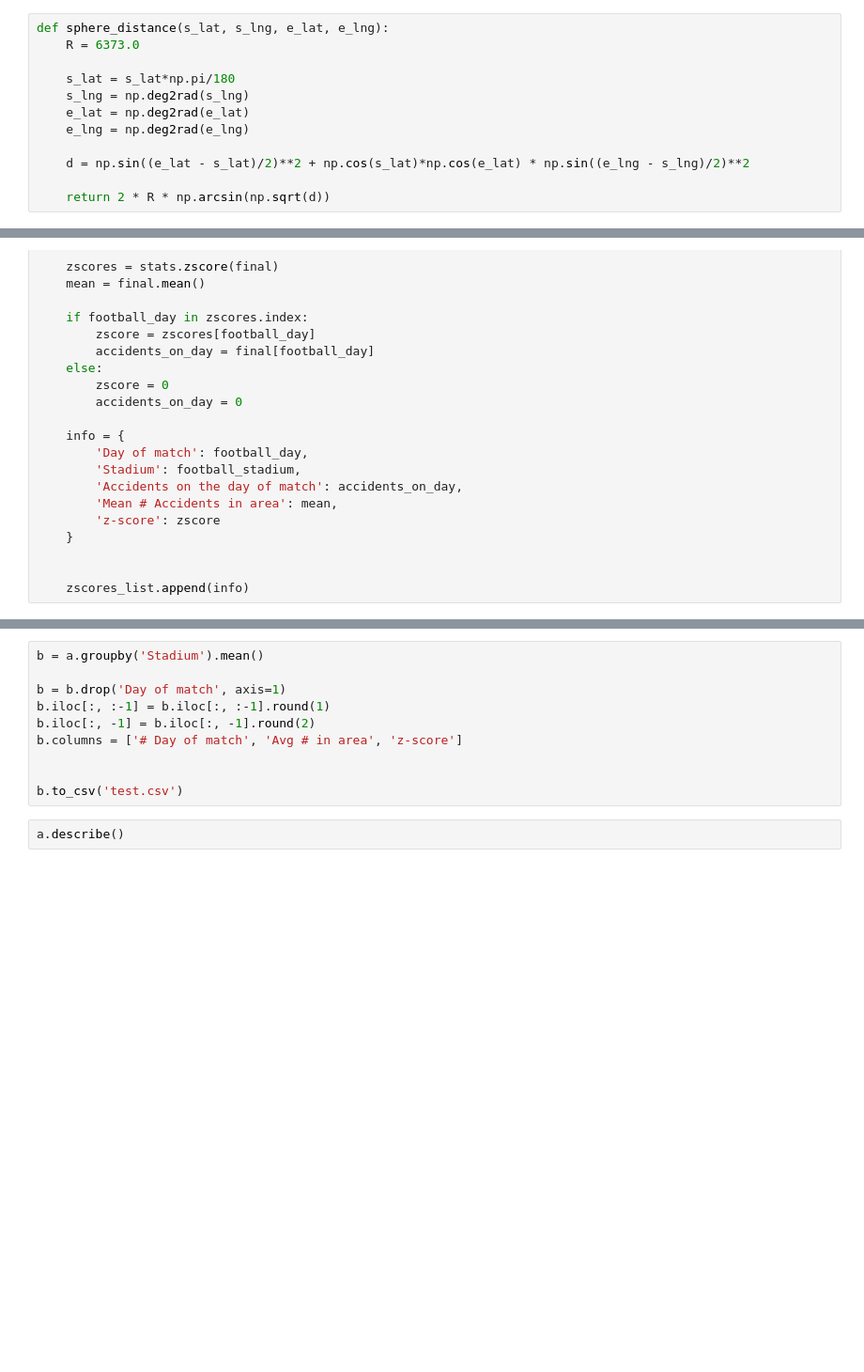
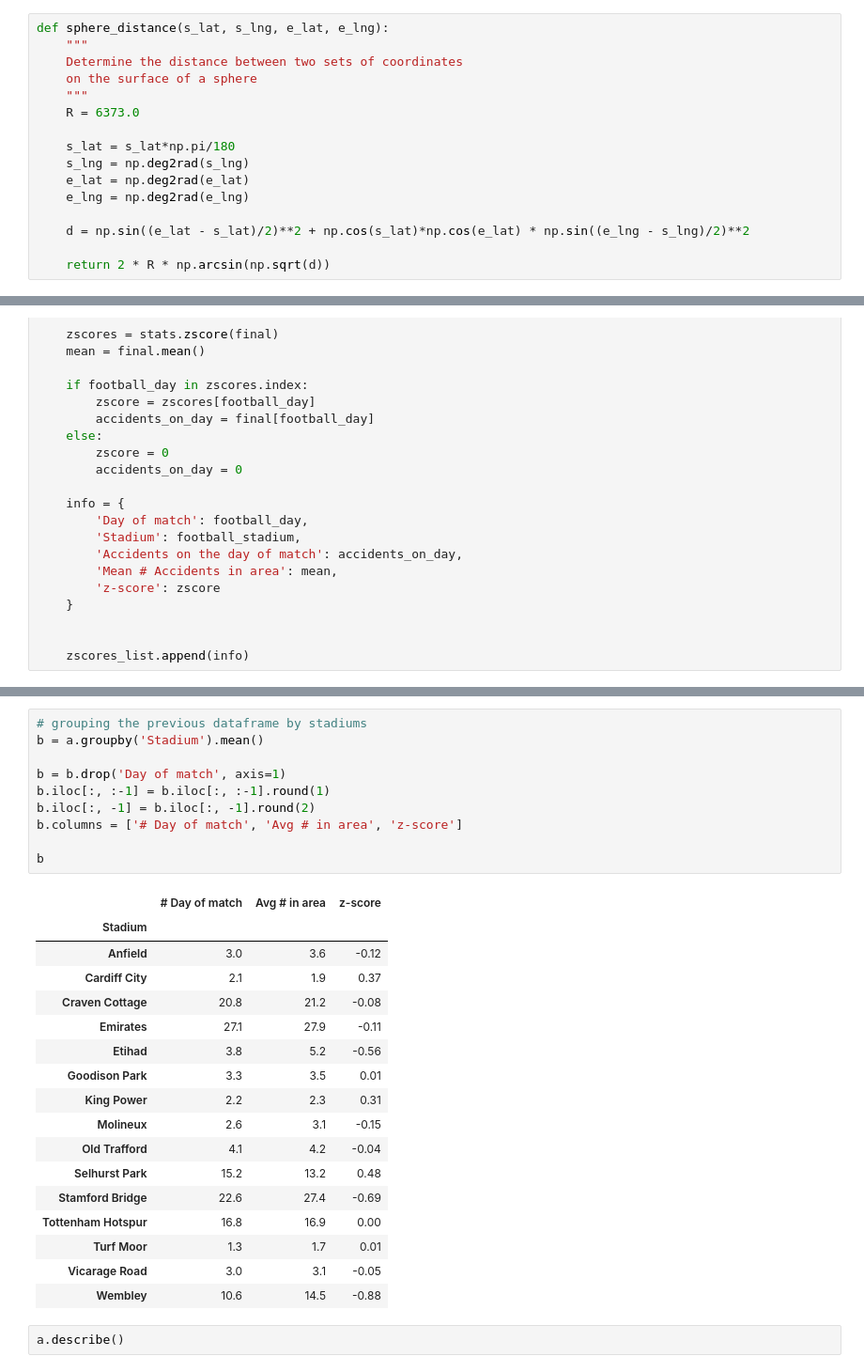
Before and after one commit to jakegodsall/road-traffic-accidents-2019, a Jupyter notebook: notebooks/hypothesis_football.ipynb, the cells around one changed output, grey strips where cells are left out. Shown at 94% size. Saved outputs shown, nothing was run; the diff lists cells and outputs as text; blank space fills up the shorter version.

```diff
--- a/notebooks/hypothesis_football.ipynb
+++ b/notebooks/hypothesis_football.ipynb
@@ -66,5 +79,9 @@ accidents.head(5)
 # %%
 def sphere_distance(s_lat, s_lng, e_lat, e_lng):
+    """
+    Determine the distance between two sets of coordinates
+    on the surface of a sphere
+    """
     R = 6373.0
 
     s_lat = s_lat*np.pi/180
@@ -201,15 +222,33 @@ a.drop([])
 | 125 | 132 | Tottenham Hotspur | 16 | 14.576923 | 0.343848 |
 126 rows × 5 columns
 # %%
+# grouping the previous dataframe by stadiums
 b = a.groupby('Stadium').mean()
 
 b = b.drop('Day of match', axis=1)
 b.iloc[:, :-1] = b.iloc[:, :-1].round(1)
 b.iloc[:, -1] = b.iloc[:, -1].round(2)
 b.columns = ['# Day of match', 'Avg # in area', 'z-score']
 
-
-b.to_csv('test.csv')
+b
+# %% [output]
+|  | # Day of match | Avg # in area | z-score |
+| Stadium |  |  |  |
+| Anfield | 3.0 | 3.6 | -0.12 |
+| Cardiff City | 2.1 | 1.9 | 0.37 |
+| Craven Cottage | 20.8 | 21.2 | -0.08 |
+| Emirates | 27.1 | 27.9 | -0.11 |
+| Etihad | 3.8 | 5.2 | -0.56 |
+| Goodison Park | 3.3 | 3.5 | 0.01 |
+| King Power | 2.2 | 2.3 | 0.31 |
+| Molineux | 2.6 | 3.1 | -0.15 |
+| Old Trafford | 4.1 | 4.2 | -0.04 |
+| Selhurst Park | 15.2 | 13.2 | 0.48 |
+| Stamford Bridge | 22.6 | 27.4 | -0.69 |
+| Tottenham Hotspur | 16.8 | 16.9 | 0.00 |
+| Turf Moor | 1.3 | 1.7 | 0.01 |
+| Vicarage Road | 3.0 | 3.1 | -0.05 |
+| Wembley | 10.6 | 14.5 | -0.88 |
 # %%
 a.describe()
 # %% [output]
```
Also changed, not shown: parts of 12 cells of this notebook.
